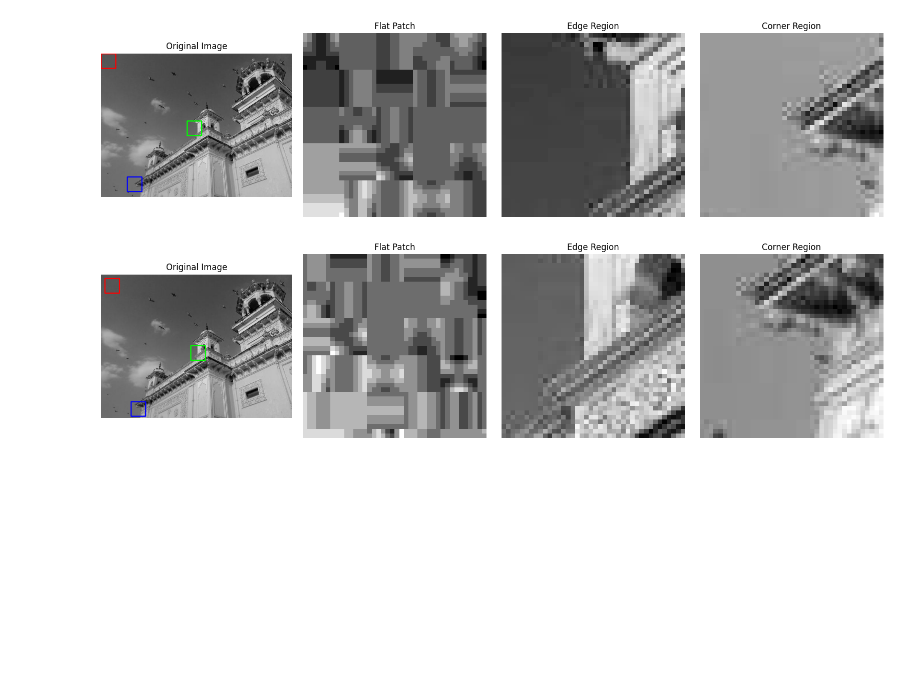
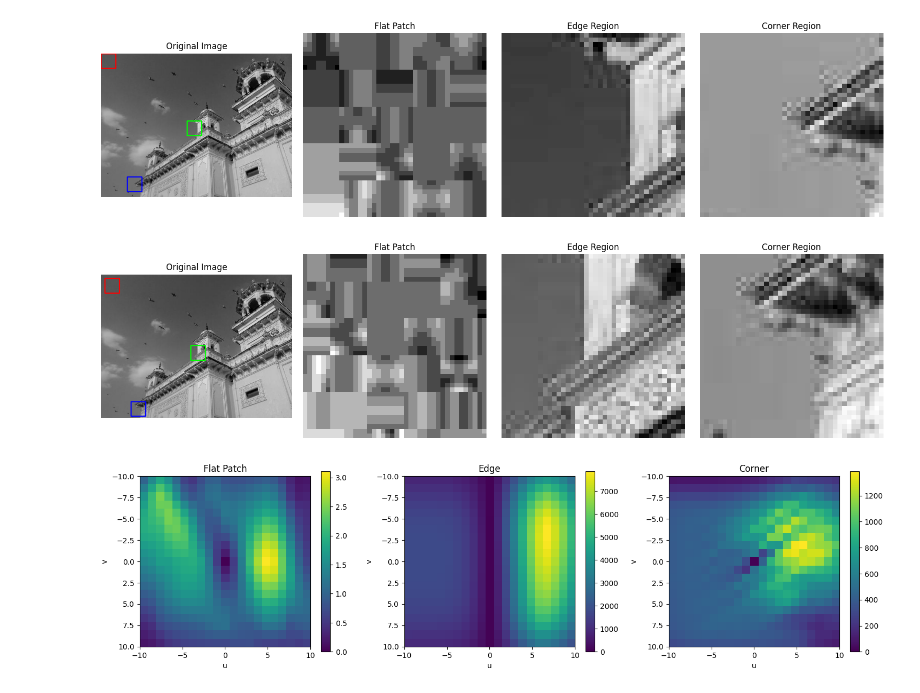
Before and after one commit to aryanj112/computer-vision, a Jupyter notebook: notebooks/harris-corner-detection.ipynb, the cells around one changed output. Saved outputs shown, nothing was run; the diff lists cells and outputs as text; code cells hidden in the pictures; blank space fills up the shorter version.

```diff
--- a/notebooks/harris-corner-detection.ipynb
+++ b/notebooks/harris-corner-detection.ipynb
@@ -153,0 +260,23 @@ visualize_regions(
+# %%
+def crop_region(img, coords):
+    y1, y2, x1, x2 = coords
+    return img[y1:y2, x1:x2]
+
+patch_coords = (0, 20, 0, 20)
+edge_coords = (190, 210, 245, 265)
+corner_coords = (340, 360, 80, 100)
+
+patch = crop_region(gray_img, patch_coords)
+edge = crop_region(gray_img, edge_coords)
+corner = crop_region(gray_img, corner_coords)
+
+E_patch, shifts = compute_autocorrelation_surface(patch, max_shift=10)
+E_edge, shifts = compute_autocorrelation_surface(edge, max_shift=10)
+E_corner, shifts = compute_autocorrelation_surface(corner, max_shift=10)
+
+plot_three_autocorrelations(
+    E_patch, E_edge, E_corner, shifts,
+    save_path="../outputs/harris-corner-detection/autocorrelation_surfaces.png"
+)
+# %% [output]
+[figure, added]
```
Also changed, not shown: parts of 3 cells of this notebook, 5 other files.
